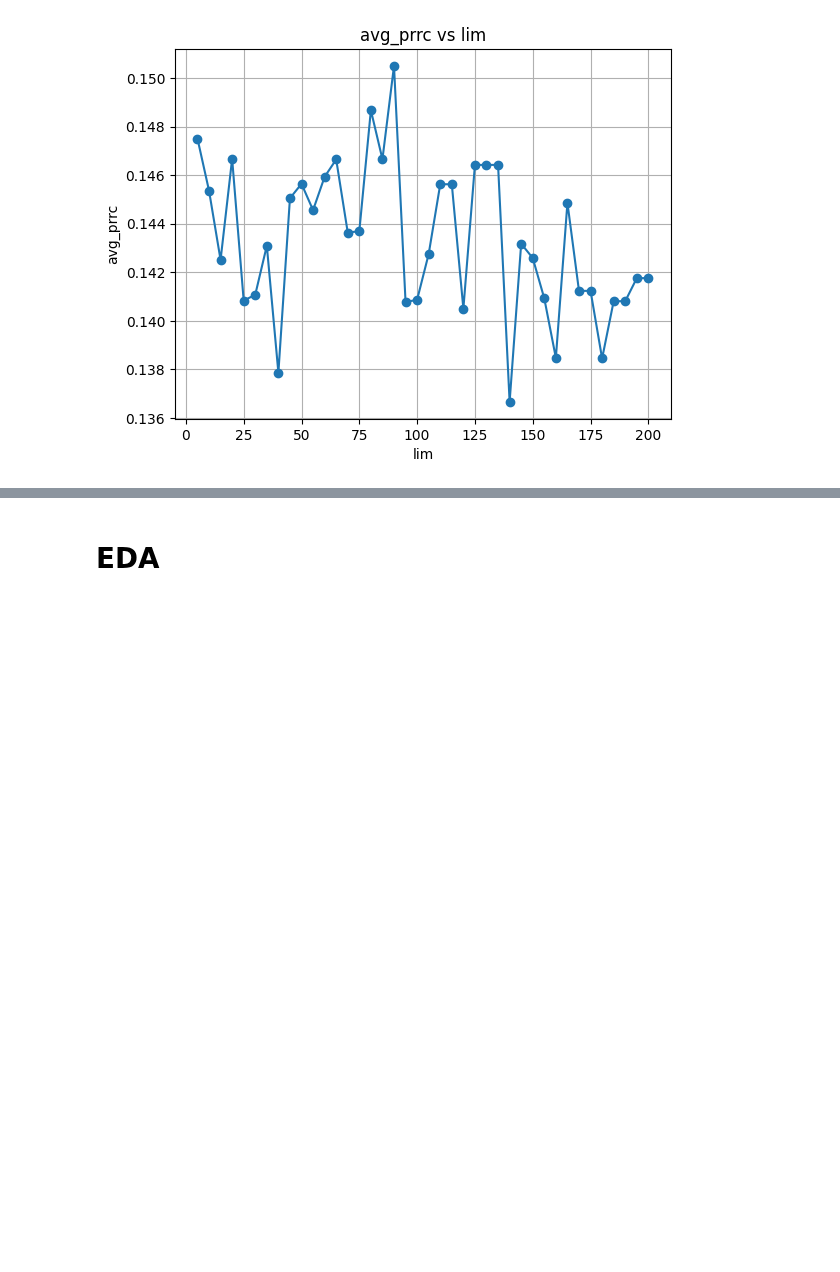
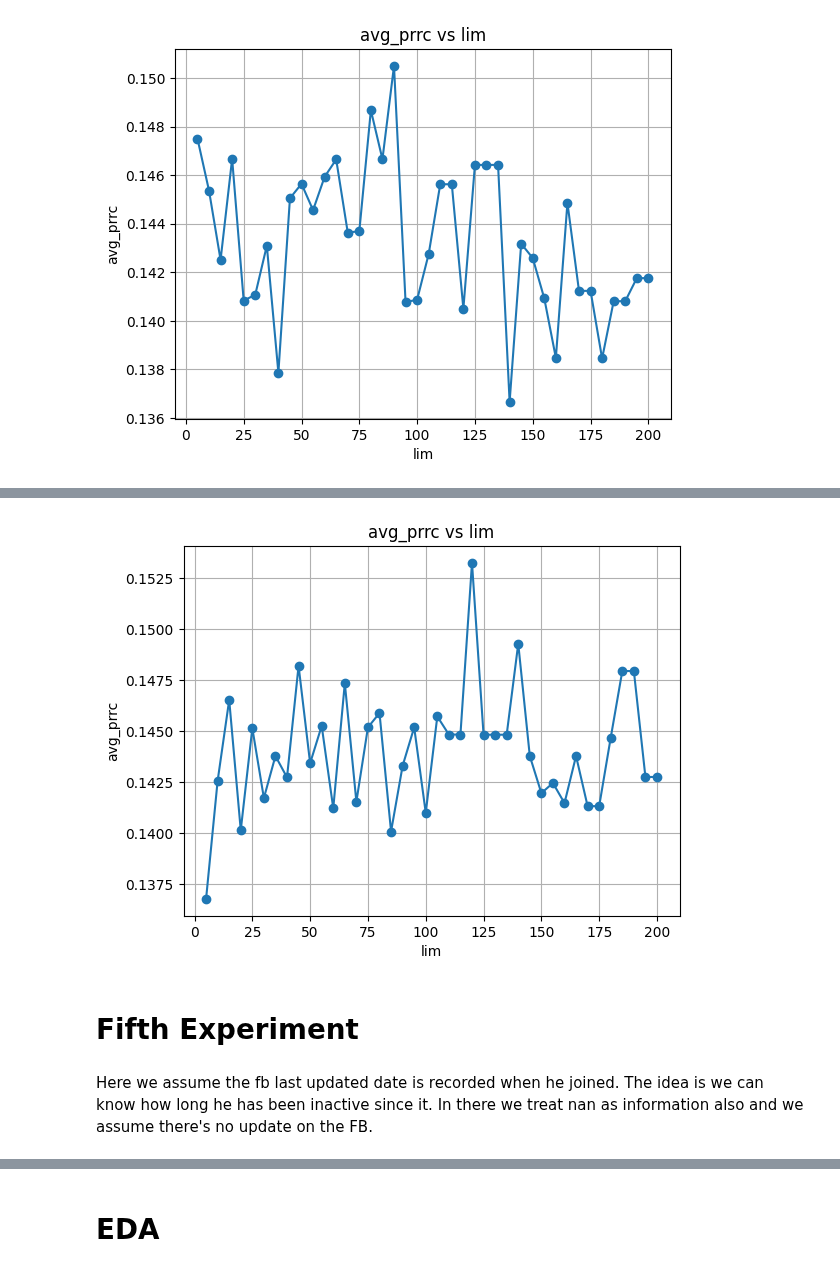
Before and after one commit to alvinrach/financial-tech-prediction, a Jupyter notebook: research.ipynb, the cells around one changed output, grey strips where cells are left out. Drawn from its saved outputs; the diff is of its cells as text; code cells hidden in the pictures; blank space fills up the shorter version.

Commit message:
Fifth model: how long fb has not been updated | prec +2% | also added in func if ph_log_stats left nan

```diff
--- a/research.ipynb
+++ b/research.ipynb
@@ -944,7 +945,8 @@ def mini_exp_device(lim, filler):
     options = {
         "median": df_call_log_stats.median(),
         "zero": 0,
-        "-1": -1
+        "-1": -1,
+        "nan": np.nan
     }
     filler_value = options.get(filler)
     df_call_log_stats = df_call_log_stats.fillna(filler_value)
@@ -1049,3 +1051,7 @@ plt.grid(True)
 plt.show()
 # %% [output]
 [figure]
+# %%
+results = [mini_exp_device(i, filler='nan') for i in range(5,205,5)]
+# %%
+df_res = pd.DataFrame(results)
@@ -1051,0 +1067,14 @@ plt.show()
+# %%
+plt.plot(df_res["lim"], df_res["avg_prrc"], marker="o")
+
+plt.xlabel("lim")
+plt.ylabel("avg_prrc")
+plt.title("avg_prrc vs lim")
+plt.grid(True)
+plt.show()
+# %% [output]
+[figure, added]
+# %% [markdown]
+# Fifth Experiment
+# %% [markdown]
+Here we assume the fb last updated date is recorded when he joined. The idea is we can know how long he has been inactive since it. In there we treat nan as information also and we assume there's no update on the FB.
```
Also changed, not shown: parts of 37 cells of this notebook.
